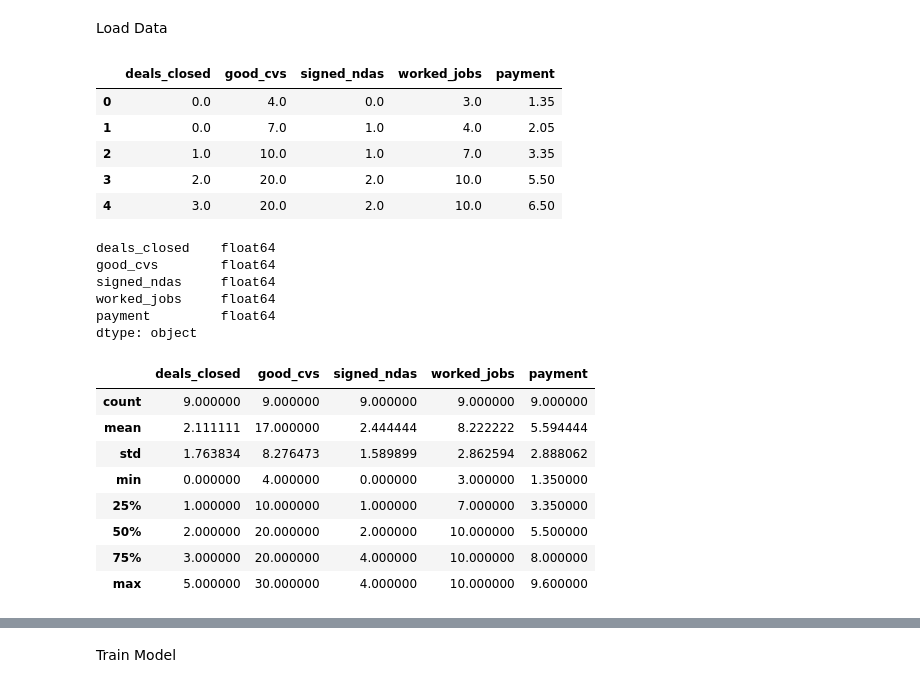
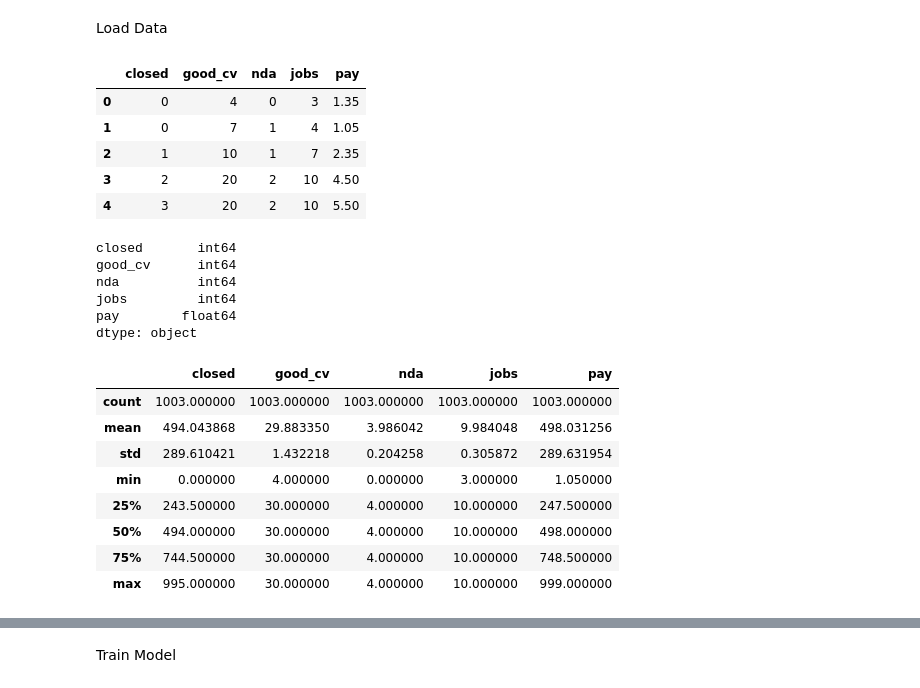
Before and after one commit to RazvanPorojan/metal_python, a Jupyter notebook: Recruitment_Fee_Calculator.ipynb, the cells around one changed output, grey strips where cells are left out. Saved outputs shown, nothing was run; the diff lists cells and outputs as text; code cells hidden in the pictures.

```diff
--- a/Recruitment_Fee_Calculator.ipynb
+++ b/Recruitment_Fee_Calculator.ipynb
@@ -16,33 +19,33 @@ from IPython.display import clear_output
 # %% [markdown]
 Load Data
 # %%
-data = pd.read_csv("target_calc.csv")
+data = pd.read_csv("target_long.csv")
 data.head()
 # %% [output]
-|  | deals_closed | good_cvs | signed_ndas | worked_jobs | payment |
-| 0 | 0.0 | 4.0 | 0.0 | 3.0 | 1.35 |
-| 1 | 0.0 | 7.0 | 1.0 | 4.0 | 2.05 |
-| 2 | 1.0 | 10.0 | 1.0 | 7.0 | 3.35 |
-| 3 | 2.0 | 20.0 | 2.0 | 10.0 | 5.50 |
-| 4 | 3.0 | 20.0 | 2.0 | 10.0 | 6.50 |
+|  | closed | good_cv | nda | jobs | pay |
+| 0 | 0 | 4 | 0 | 3 | 1.35 |
+| 1 | 0 | 7 | 1 | 4 | 1.05 |
+| 2 | 1 | 10 | 1 | 7 | 2.35 |
+| 3 | 2 | 20 | 2 | 10 | 4.50 |
+| 4 | 3 | 20 | 2 | 10 | 5.50 |
 # %%
 data.dtypes
 # %% [output]
-deals_closed    float64
-good_cvs        float64
-signed_ndas     float64
-worked_jobs     float64
-payment         float64
+closed       int64
+good_cv      int64
+nda          int64
+jobs         int64
+pay        float64
 dtype: object
 # %%
 data.describe()
 # %% [output]
-|  | deals_closed | good_cvs | signed_ndas | worked_jobs | payment |
-| count | 9.000000 | 9.000000 | 9.000000 | 9.000000 | 9.000000 |
-| mean | 2.111111 | 17.000000 | 2.444444 | 8.222222 | 5.594444 |
-| std | 1.763834 | 8.276473 | 1.589899 | 2.862594 | 2.888062 |
-| min | 0.000000 | 4.000000 | 0.000000 | 3.000000 | 1.350000 |
-| 25% | 1.000000 | 10.000000 | 1.000000 | 7.000000 | 3.350000 |
-| 50% | 2.000000 | 20.000000 | 2.000000 | 10.000000 | 5.500000 |
-| 75% | 3.000000 | 20.000000 | 4.000000 | 10.000000 | 8.000000 |
-| max | 5.000000 | 30.000000 | 4.000000 | 10.000000 | 9.600000 |
+|  | closed | good_cv | nda | jobs | pay |
+| count | 1003.000000 | 1003.000000 | 1003.000000 | 1003.000000 | 1003.000000 |
+| mean | 494.043868 | 29.883350 | 3.986042 | 9.984048 | 498.031256 |
+| std | 289.610421 | 1.432218 | 0.204258 | 0.305872 | 289.631954 |
+| min | 0.000000 | 4.000000 | 0.000000 | 3.000000 | 1.050000 |
+| 25% | 243.500000 | 30.000000 | 4.000000 | 10.000000 | 247.500000 |
+| 50% | 494.000000 | 30.000000 | 4.000000 | 10.000000 | 498.000000 |
+| 75% | 744.500000 | 30.000000 | 4.000000 | 10.000000 | 748.500000 |
+| max | 995.000000 | 30.000000 | 4.000000 | 10.000000 | 999.000000 |
```
Also changed, not shown: parts of 23 cells of this notebook.
